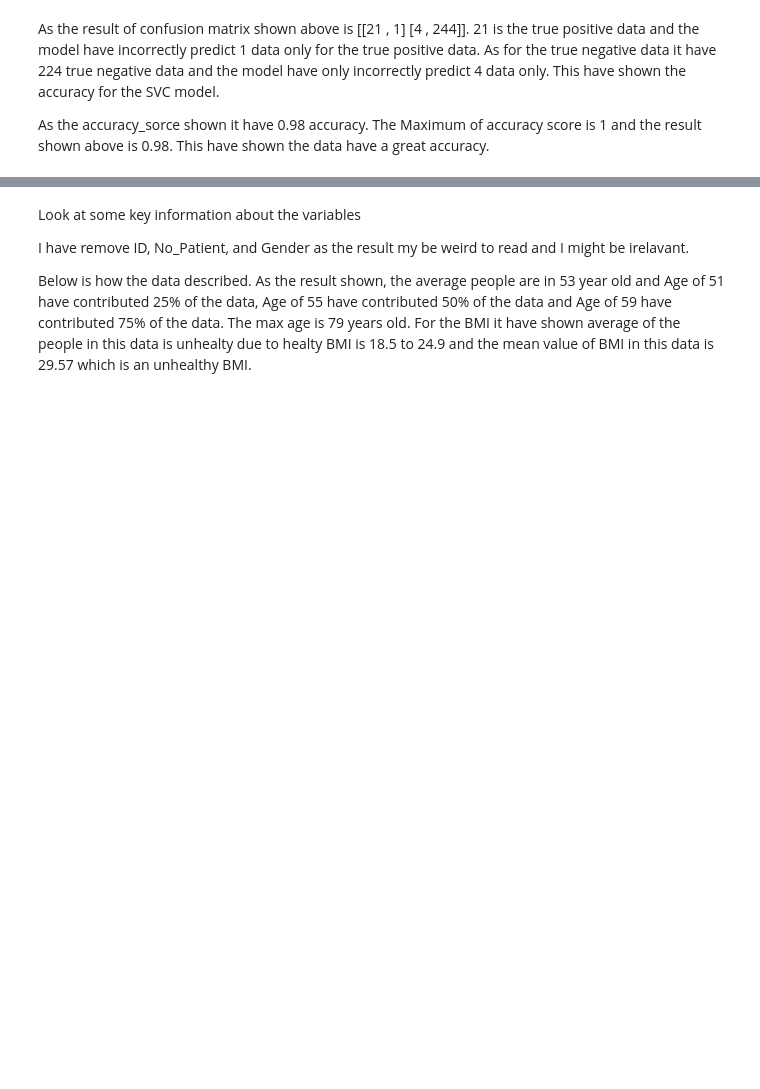
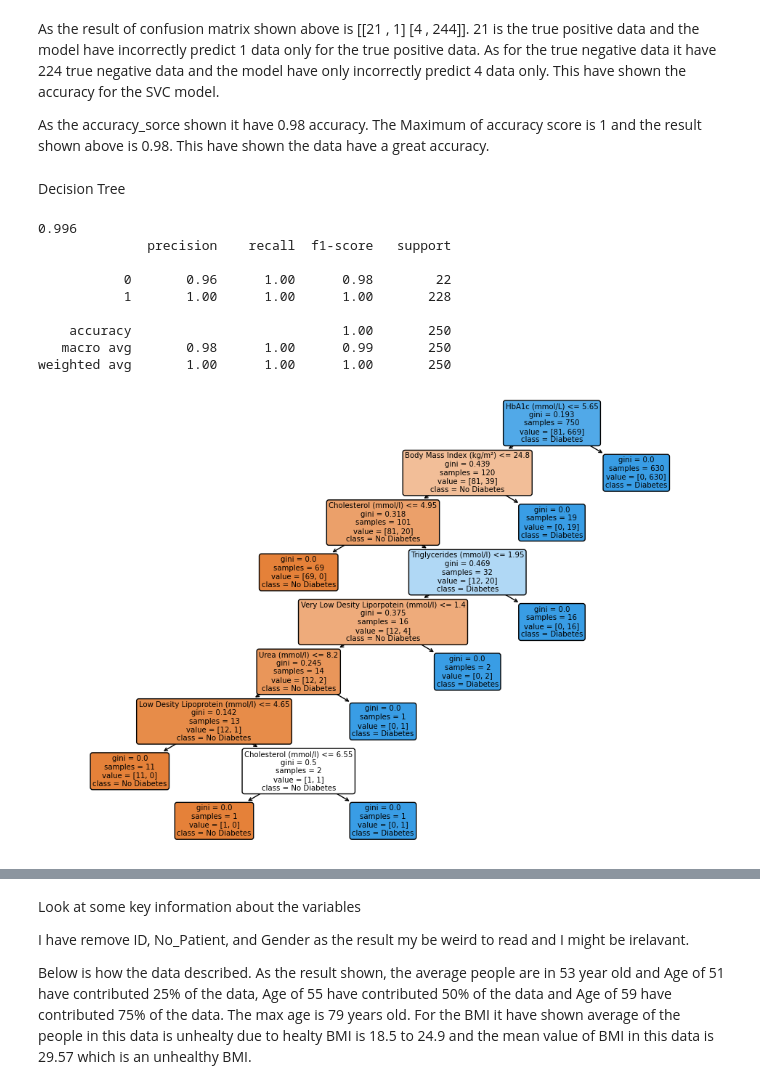
Before and after one commit to ming-0602/CA-Diabetes, a Jupyter notebook: CA.ipynb, the cells around one changed output, grey strips where cells are left out. Saved outputs shown, nothing was run; the diff lists cells and outputs as text; code cells hidden in the pictures; blank space fills up the shorter version.

```diff
--- a/CA.ipynb
+++ b/CA.ipynb
@@ -164,3 +169,36 @@ accuracy_score(y_test, y_pred)
 As the result of confusion matrix shown above is [[21 , 1] [4 , 244]]. 21 is the true positive data and the model have incorrectly predict 1 data only for the true positive data. As for the true negative data it have 224 true negative data and the model have only incorrectly predict 4 data only. This have shown the accuracy for the SVC model.
 
 As the accuracy_sorce shown it have 0.98 accuracy. The Maximum of accuracy score is 1 and the result shown above is 0.98. This have shown the data have a great accuracy.
+# %% [markdown]
+Decision Tree
+# %%
+X = df.iloc[:, 3:-1].values
+y = df.iloc[:, -1].values
+
+x_train, x_test, y_train, y_test= train_test_split(X, y, test_size= 0.25, random_state=0)
+
+decisiontree = DecisionTreeClassifier(random_state=42)
+
+decisiontree.fit(x_train, y_train)
+
+predictions = decisiontree.predict(x_test)
+
+accuracy = accuracy_score(y_test, predictions)
+print(accuracy)
+
+print(classification_report(y_test, predictions))
+
+plt.figure(figsize=(12, 8))
+tree.plot_tree(decisiontree, feature_names=df.iloc[:, 3:-1].columns, class_names=['No Diabetes', 'Diabetes'], filled=True, rounded=True)
+plt.show()
+# %% [output]
+0.996
+              precision    recall  f1-score   support
+
+           0       0.96      1.00      0.98        22
+           1       1.00      1.00      1.00       228
+
+    accuracy                           1.00       250
+   macro avg       0.98      1.00      0.99       250
+weighted avg       1.00      1.00      1.00       250
+[figure, added]
```
Also changed, not shown: parts of 7 cells of this notebook.
